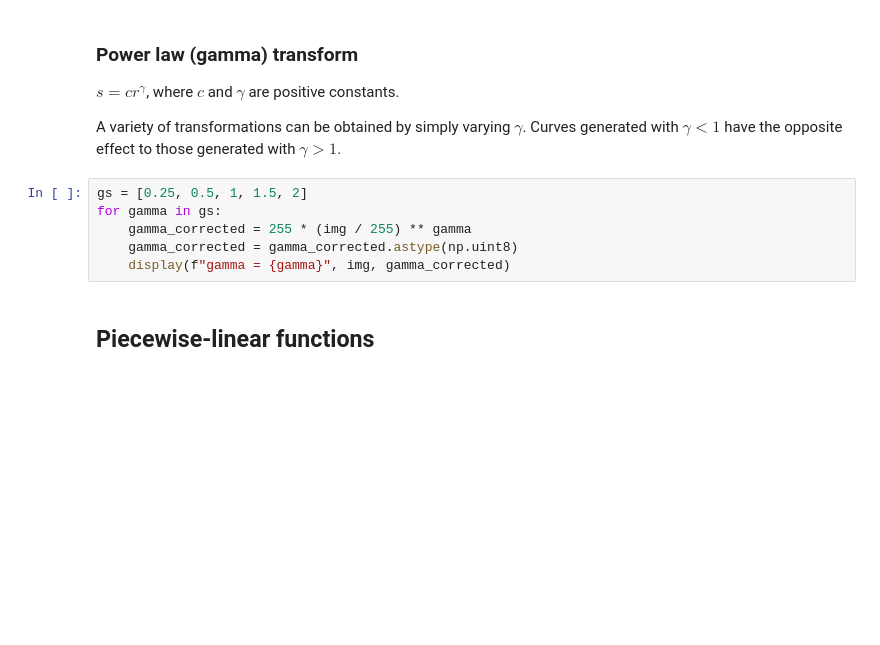
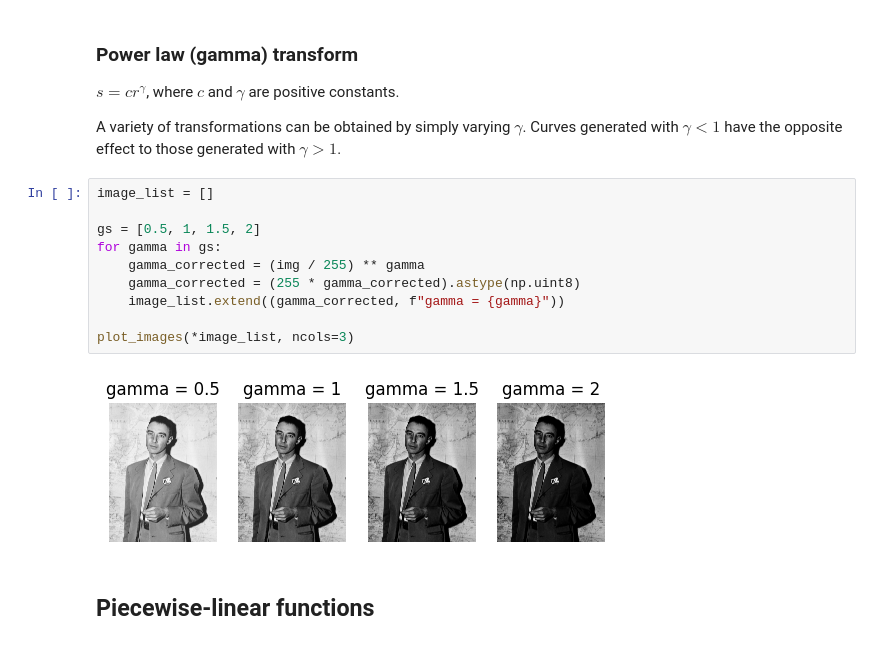
Before and after one commit to absurdusername/LabsSem5, a Jupyter notebook: CV/Lab02.ipynb, the cells around one changed output. Cells and saved outputs as stored; diff of their text form; blank space fills up the shorter version.

```diff
--- a/CV/Lab02.ipynb
+++ b/CV/Lab02.ipynb
@@ -33,11 +31,17 @@ $ s = c r ^ \gamma $, where $c$ and $\gamma$ are positive constants.
 
 A variety of transformations can be obtained by simply varying $\gamma$. Curves generated with $\gamma < 1$ have the opposite effect to those generated with $\gamma > 1$.
 # %%
-gs = [0.25, 0.5, 1, 1.5, 2]
+image_list = []
+
+gs = [0.5, 1, 1.5, 2]
 for gamma in gs:
-    gamma_corrected = 255 * (img / 255) ** gamma
-    gamma_corrected = gamma_corrected.astype(np.uint8)
-    display(f"gamma = {gamma}", img, gamma_corrected)
+    gamma_corrected = (img / 255) ** gamma
+    gamma_corrected = (255 * gamma_corrected).astype(np.uint8)
+    image_list.extend((gamma_corrected, f"gamma = {gamma}"))
+
+plot_images(*image_list, ncols=3)
+# %% [output]
+[figure, added]
 # %% [markdown]
 ## Piecewise-linear functions
 # %% [markdown]
```
Also changed, not shown: parts of 7 cells of this notebook, 1 other file.
